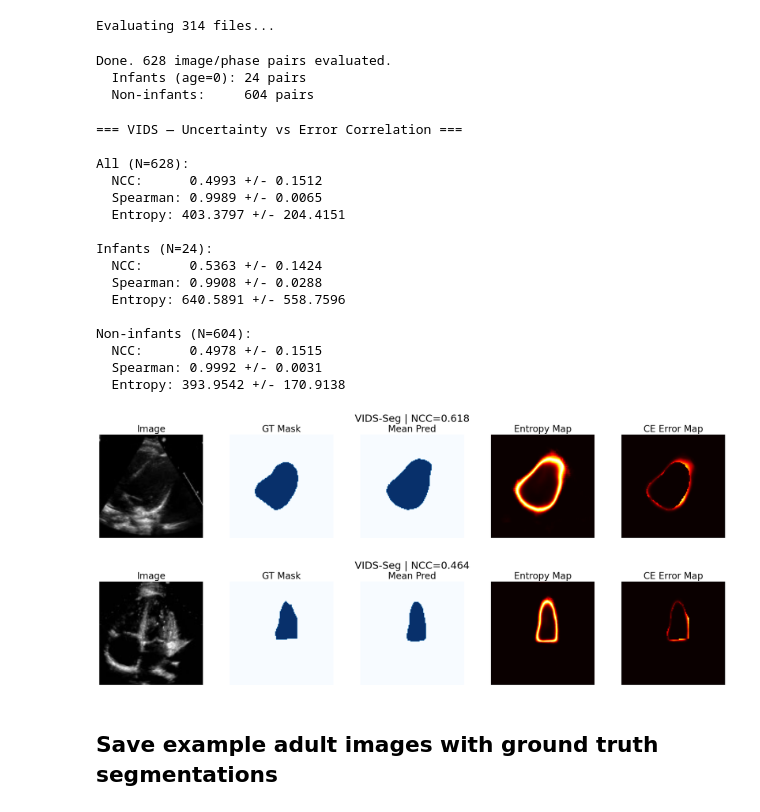
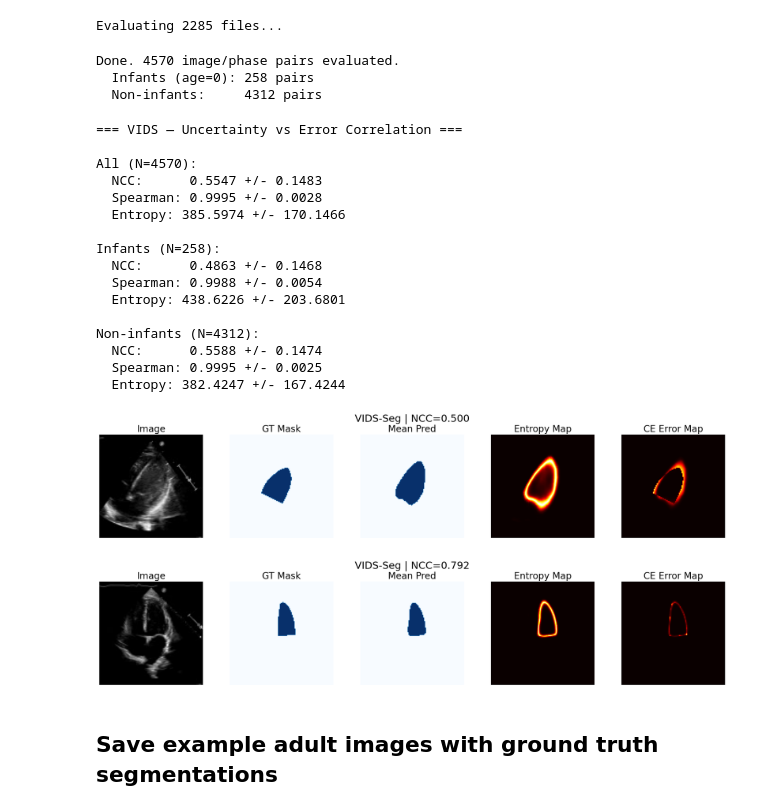
Before and after one commit to paulkogni/echonet, a Jupyter notebook: exp/exp032_uncertainty_corr_vids.ipynb, the cells around one changed output. Cells and saved outputs as stored; diff of their text form; code cells hidden in the pictures.

```diff
--- a/exp/exp032_uncertainty_corr_vids.ipynb
+++ b/exp/exp032_uncertainty_corr_vids.ipynb
@@ -9,8 +9,10 @@ import matplotlib.pyplot as plt
 
 np.random.seed(42)
 # %%
-path_to_data_test = '/home/paul/Desktop/data_ped_unc/echonet_ped_preprocessed/TEST/'
-path_to_data_inf  = '/home/paul/Desktop/data_ped_unc/predictions/vids/'
+# path_to_data_test = '/home/paul/Desktop/data_ped_unc/echonet_ped_preprocessed/TEST/'
+path_to_data_test = '/home/paul/Desktop/data_ped_unc/echonet_ped_preprocessed/TRAIN/'
+# path_to_data_inf  = '/home/paul/Desktop/data_ped_unc/predictions/vids/'
+path_to_data_inf  = '/home/paul/Desktop/data_ped_unc/predictions/vids/train/'
 path_to_csv       = '/home/paul/Desktop/data_ped_unc/echonet_ped_preprocessed/FileList.csv'
 
 model_name = 'VIDS'
@@ -125,10 +127,10 @@ print(f'Done. {len(df)} image/phase pairs evaluated.')
 print(f'  Infants (age=0): {n_inf} pairs')
 print(f'  Non-infants:     {n_non} pairs')
 # %% [output]
-Evaluating 314 files...
+Evaluating 2285 files...
-Done. 628 image/phase pairs evaluated.
-  Infants (age=0): 24 pairs
-  Non-infants:     604 pairs
+Done. 4570 image/phase pairs evaluated.
+  Infants (age=0): 258 pairs
+  Non-infants:     4312 pairs
 # %%
 print(f'=== {model_name} — Uncertainty vs Error Correlation ===\n')
 
@@ -147,20 +149,20 @@ for label, sub in groups:
 # %% [output]
 === VIDS — Uncertainty vs Error Correlation ===
 
-All (N=628):
-  NCC:      0.4993 +/- 0.1512
-  Spearman: 0.9989 +/- 0.0065
-  Entropy: 403.3797 +/- 204.4151
+All (N=4570):
+  NCC:      0.5547 +/- 0.1483
+  Spearman: 0.9995 +/- 0.0028
+  Entropy: 385.5974 +/- 170.1466
 
-Infants (N=24):
-  NCC:      0.5363 +/- 0.1424
-  Spearman: 0.9908 +/- 0.0288
-  Entropy: 640.5891 +/- 558.7596
+Infants (N=258):
+  NCC:      0.4863 +/- 0.1468
+  Spearman: 0.9988 +/- 0.0054
+  Entropy: 438.6226 +/- 203.6801
 
-Non-infants (N=604):
-  NCC:      0.4978 +/- 0.1515
-  Spearman: 0.9992 +/- 0.0031
-  Entropy: 393.9542 +/- 170.9138
+Non-infants (N=4312):
+  NCC:      0.5588 +/- 0.1474
+  Spearman: 0.9995 +/- 0.0025
+  Entropy: 382.4247 +/- 167.4244
 # %%
 def plot_example(sample, save_path=None):
     with h5py.File(os.path.join(path_to_data_inf,  sample['file']), 'r') as inf_f, \
@@ -168,37 +170,37 @@ def plot_example(sample, save_path=None):
         logits_arr = inf_f[sample['phase']]['logits'][()]
         gt_mask    = gt_f[sample['phase']]['mask'][()].astype(int)
         img        = gt_f[sample['phase']]['image'][()]
 
     mean_probs = to_mean_probs(logits_arr, is_softmax=is_softmax)
     ent  = entropy_map(mean_probs)
     err  = ce_error_map(mean_probs, gt_mask)
     pred = np.argmax(mean_probs, axis=0)
 
     fig, axes = plt.subplots(1, 5, figsize=(20, 4))
     axes[0].imshow(img,     cmap='gray');  axes[0].set_title('Image', fontsize=20);        axes[0].axis('off')
     axes[1].imshow(gt_mask, cmap='Blues'); axes[1].set_title('GT Mask', fontsize=20);      axes[1].axis('off')
     axes[2].imshow(pred,    cmap='Blues'); axes[2].set_title('Mean Pred', fontsize=20);    axes[2].axis('off')
     axes[3].imshow(ent,     cmap='hot');   axes[3].set_title('Entropy Map', fontsize=20);  axes[3].axis('off')
     axes[4].imshow(err,     cmap='hot');   axes[4].set_title('CE Error Map', fontsize=20); axes[4].axis('off')
     # fig.suptitle(f'{title_prefix} | {model_name} | {sample["file"]} | {sample["phase"].upper()} '
                 #  f'| NCC={sample["ncc"]:.3f}')
     fig.suptitle(f'VIDS-Seg | NCC={sample["ncc"]:.3f}', size=22)
     plt.tight_layout()
-    if save_path:
-        plt.savefig(f'{save_path}.pdf')
+    # if save_path:
+    #     plt.savefig(f'{save_path}.pdf')
     plt.show()
 
 
 
 np.random.seed(0)
 infant_sample     = df[df['age_group'] == 'infant'].sample(10).iloc[2]
 non_infant_sample = df[df['age_group'] == 'non-infant'].sample(1).iloc[0]
 
 plot_example(infant_sample, 'vids')
 plot_example(non_infant_sample)
 # %% [output]
-[figure, old version]
+[figure, new version]
-[figure, old version]
+[figure, new version]
 # %% [markdown]
 ## Save example adult images with ground truth segmentations
 # %%
```
Also changed, not shown: 5 other files.
